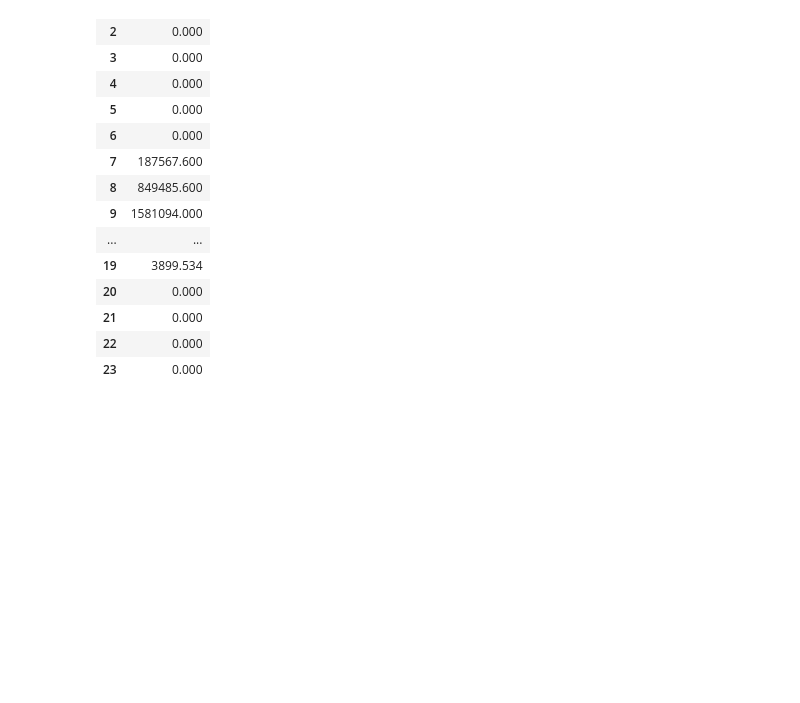
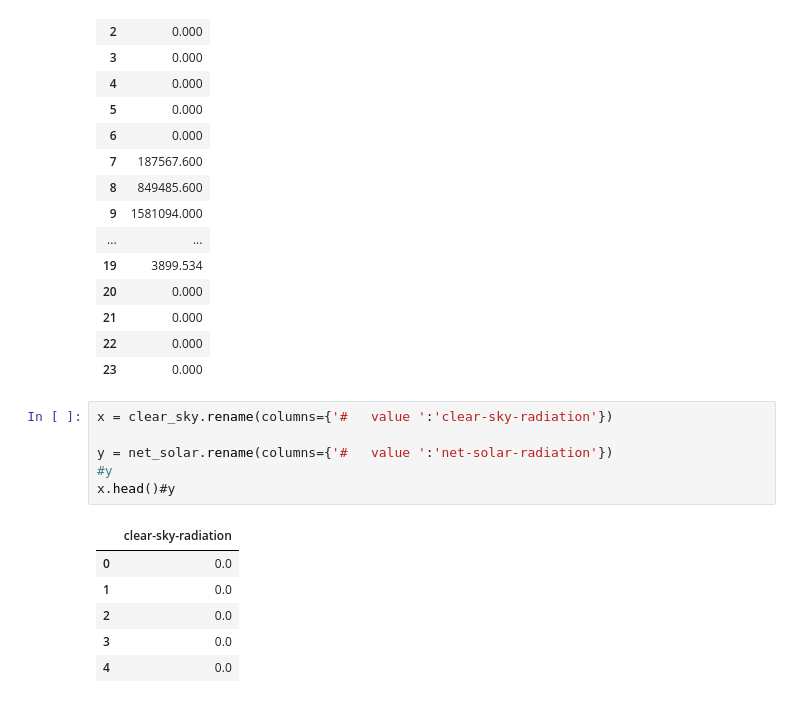
Before and after one commit to felaris/Heat-and-Radiation-for-Dunkwa-On-Offin, a Jupyter notebook: Script_for_Analysis.ipynb, the cells around one changed output. Drawn from its saved outputs; the diff is of its cells as text; blank space fills up the shorter version.

```diff
--- a/Script_for_Analysis.ipynb
+++ b/Script_for_Analysis.ipynb
@@ -48,3 +51,16 @@ net_solar
 | 21 | 0.000 |
 | 22 | 0.000 |
 | 23 | 0.000 |
+# %%
+x = clear_sky.rename(columns={'#   value ':'clear-sky-radiation'})
+
+y = net_solar.rename(columns={'#   value ':'net-solar-radiation'})
+#y
+x.head()#y
+# %% [output]
+|  | clear-sky-radiation |
+| 0 | 0.0 |
+| 1 | 0.0 |
+| 2 | 0.0 |
+| 3 | 0.0 |
+| 4 | 0.0 |
```
Also changed, not shown: parts of 3 cells of this notebook, 1 other file.
